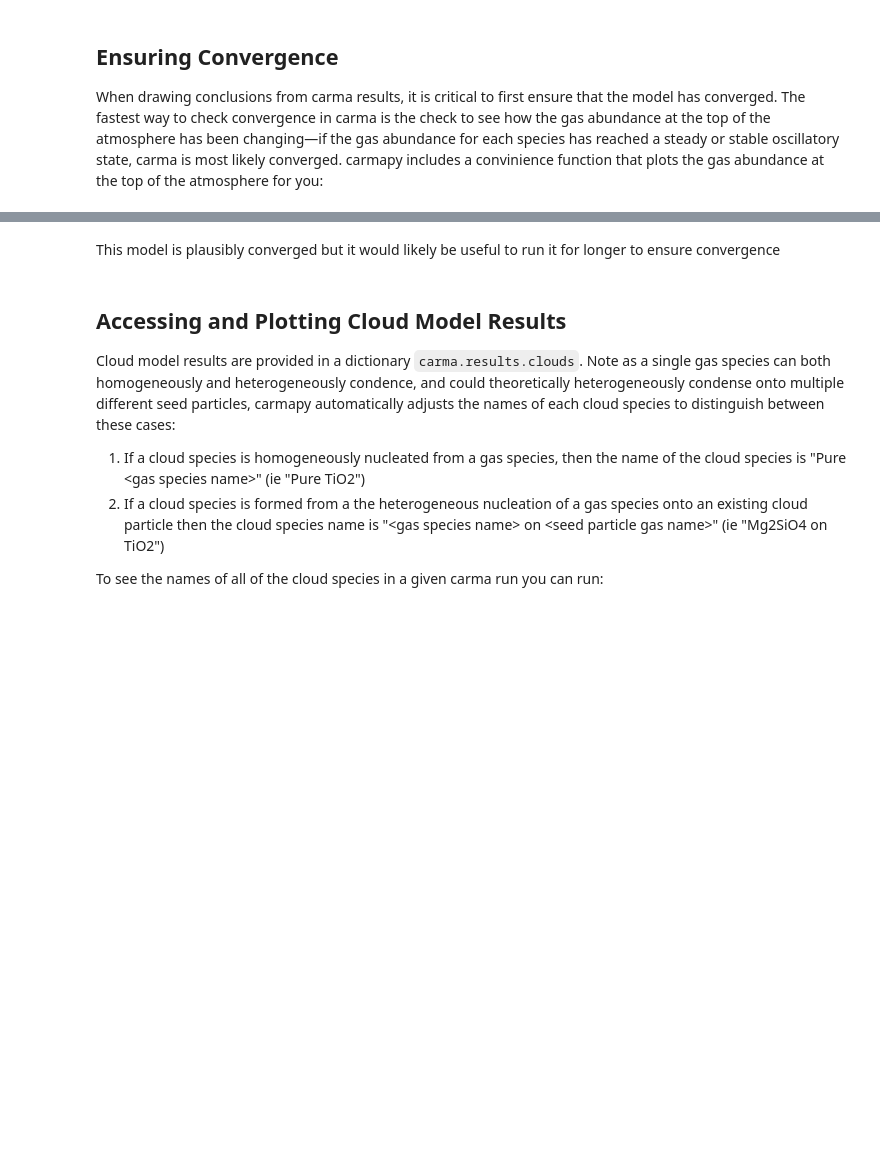
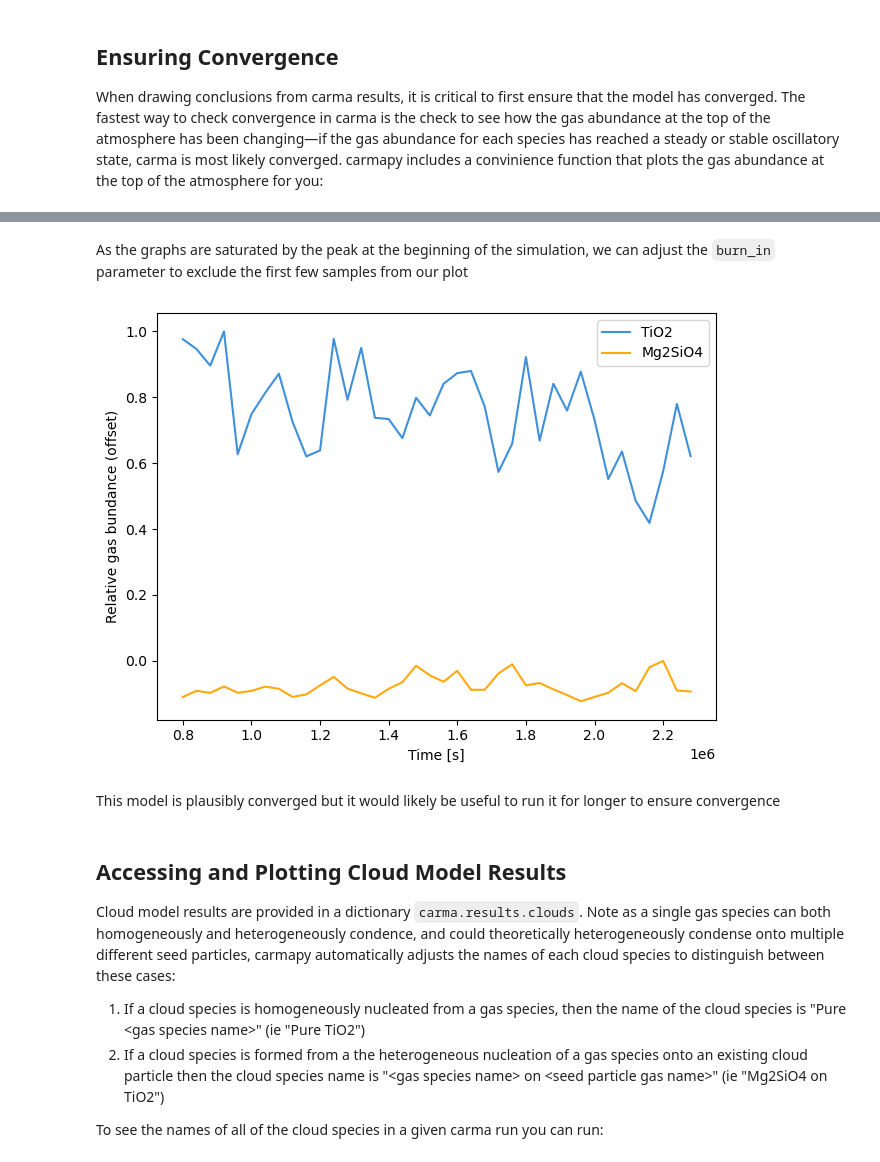
Before and after one commit to wcukier/carmapy, a Jupyter notebook: docs/source/notebooks/2_results.ipynb, the cells around one changed output, grey strips where cells are left out. Drawn from its saved outputs; the diff is of its cells as text; code cells hidden in the pictures; blank space fills up the shorter version.

```diff
--- a/docs/source/notebooks/2_results.ipynb
+++ b/docs/source/notebooks/2_results.ipynb
@@ -20,3 +22,9 @@ carma.results.plot_toa_gas(burn_in=0)
+# %% [markdown]
+As the graphs are saturated by the peak at the beginning of the simulation, we can adjust the `burn_in` parameter to exclude the first few samples from our plot
+# %%
+carma.results.plot_toa_gas(burn_in=20)
+# %% [output]
+[figure, added]
 # %% [markdown]
 This model is plausibly converged but it would likely be useful to run it for longer to ensure convergence
 # %% [markdown]
```
Also changed, not shown: parts of 16 cells of this notebook, 7 other files.
